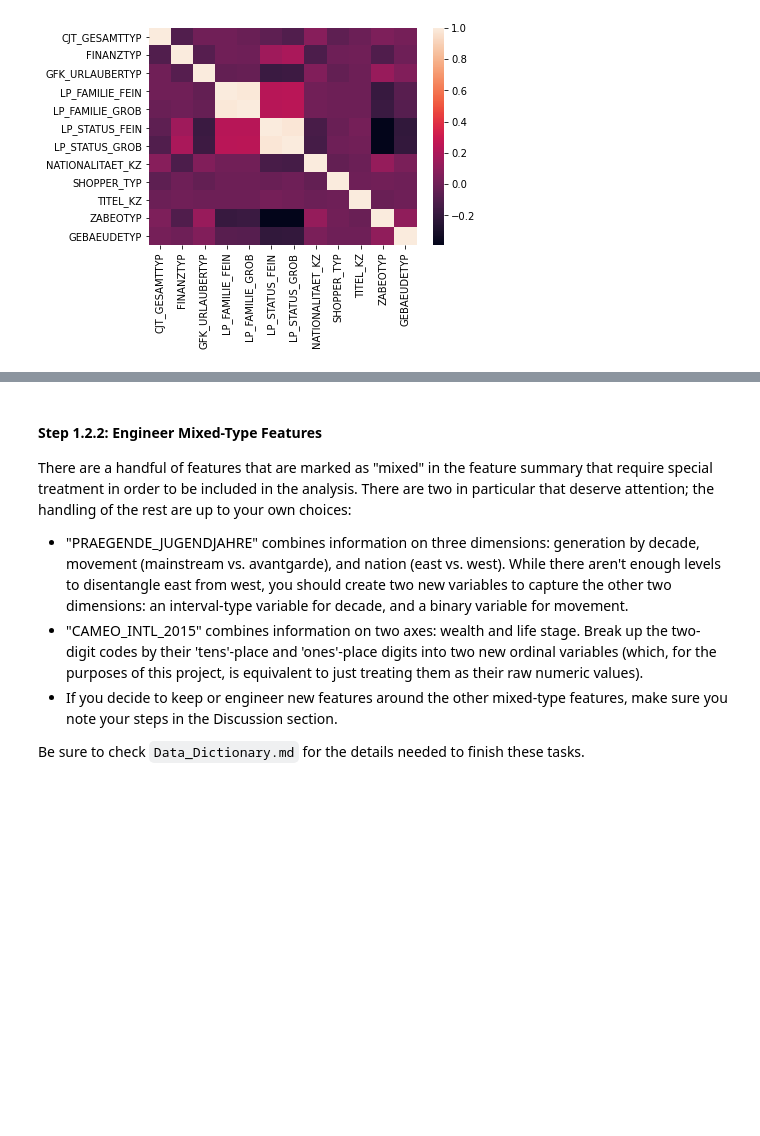
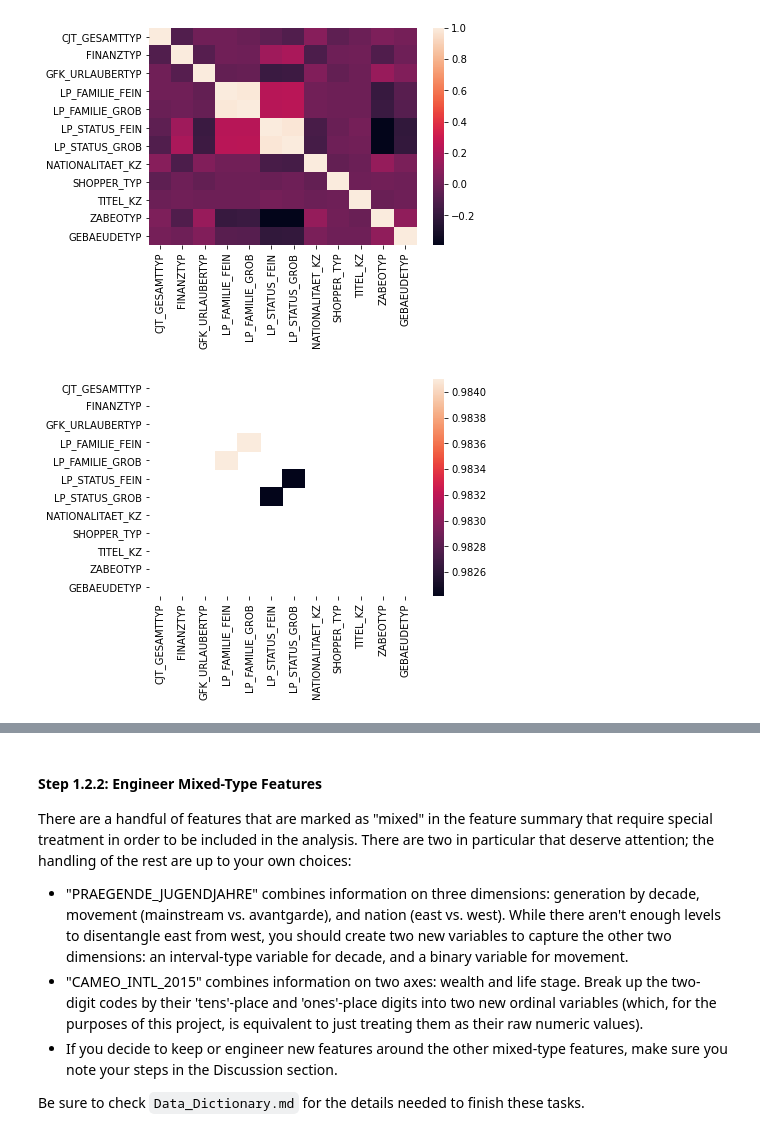
Before and after one commit to alexgeorgousis/customer-segments, a Jupyter notebook: Identify_Customer_Segments.ipynb, the cells around one changed output, grey strips where cells are left out. Saved outputs shown, nothing was run; the diff lists cells and outputs as text; code cells hidden in the pictures; blank space fills up the shorter version.

```diff
--- a/Identify_Customer_Segments.ipynb
+++ b/Identify_Customer_Segments.ipynb
@@ -359,3 +361,11 @@ sns.heatmap(azdias[multi_level].corr())
 plt.show()
 # %% [output]
 [figure]
+# %%
+# Highlight the most highily correlated features
+cov_matrix = azdias[multi_level].corr()
+cov_matrix_high = cov_matrix[(cov_matrix >= 0.9) & (cov_matrix < 1.0)]
+sns.heatmap(cov_matrix_high)
+plt.show()
+# %% [output]
+[figure, added]
```
Also changed, not shown: parts of 9 cells of this notebook.
